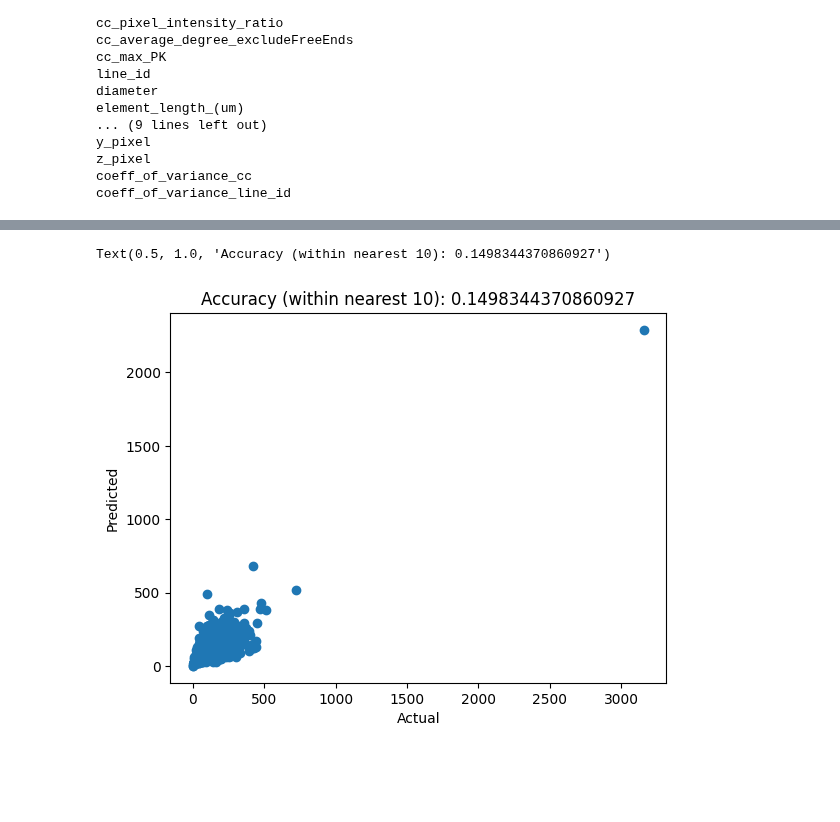
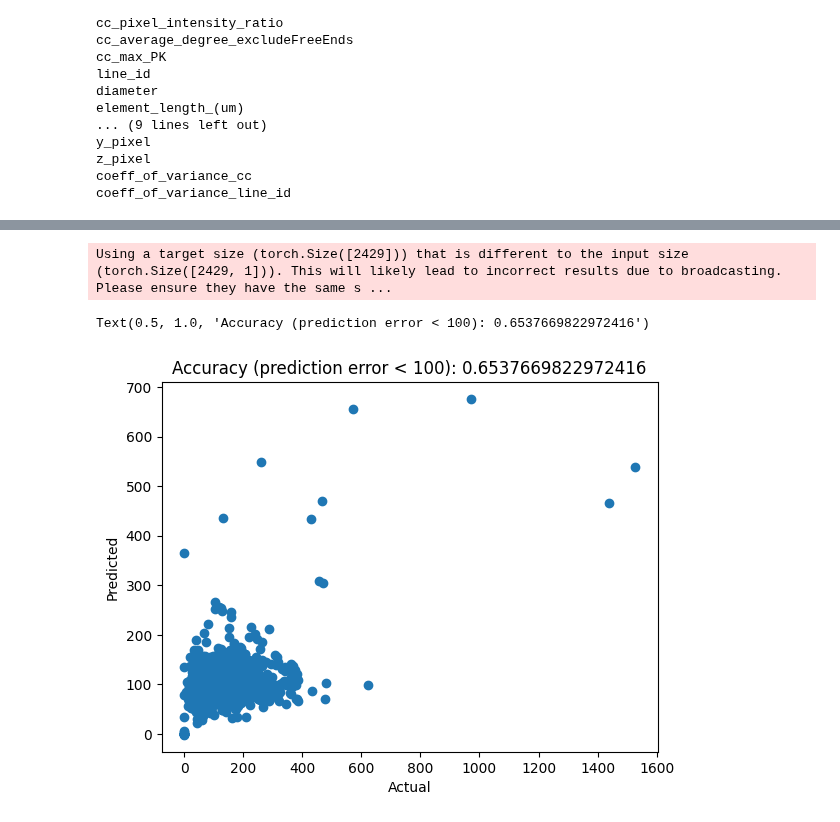
Before and after one commit to NotRithik/Mitochondrial-Function-Prediction, a Jupyter notebook: MLV0.ipynb, the cells around one changed output, grey strips where cells are left out. Saved outputs shown, nothing was run; the diff lists cells and outputs as text; code cells hidden in the pictures; blank space fills up the shorter version.

```diff
--- a/MLV0.ipynb
+++ b/MLV0.ipynb
@@ -332,14 +320,18 @@ The mean error is 73.9 and the standard deviation of the errors is 126.569427588
 # %%
-# do the same for random forest
-from sklearn.ensemble import RandomForestClassifier
+TRAIN_RF = False
 
-rf_model = RandomForestClassifier(n_estimators=300, max_depth=7, random_state=0)
-rf_model.fit(X_train, y_train)
+if(TRAIN_RF):
 
-y_pred = rf_model.predict(X_test)
-accuracy = accuracy_score(y_test, y_pred)
+    # do the same for random forest
+    from sklearn.ensemble import RandomForestClassifier
 
-plt.plot(y_test, y_pred, 'o')
-plt.title('Accuracy: {}'.format(accuracy))
+    rf_model = RandomForestClassifier(n_estimators=300, max_depth=7, random_state=0)
+    rf_model.fit(X_train, y_train)
 
-y_pred_rf = y_pred
+    y_pred = rf_model.predict(X_test)
+    accuracy = accuracy_score(y_test, y_pred)
+
+    plt.plot(y_test, y_pred, 'o')
+    plt.title('Accuracy: {}'.format(accuracy))
+
+    y_pred_rf = y_pred
@@ -553,15 +527,30 @@ Epoch [760/100000], Loss: 11.3837
 KeyboardInterrupt:
+# %%
+def calculate_accuracy(y_test, y_pred, rounding):
+    y_test = y_test.values
+    rounding = rounding//2
+    # print(y_pred)
+    assert(len(y_test) == len(y_pred))
+    num_predictions = len(y_test)
+    num_correct_predictions = 0
+    for i in range(len(y_test)):
+        if abs(y_test[i] - y_pred[i]) < rounding:
+            num_correct_predictions += 1
+
+    return num_correct_predictions/num_predictions
 # %%
 
 y_pred_mlp = test_mlp_regressor(X_test.values if isinstance(X_test, pd.DataFrame) else X_test, np.array(y_test).reshape(-1, 1).squeeze())
 y_pred_mlp = np.rint(y_pred_mlp).astype(int)
 
-rounding = 10
+rounding_graph = 1
+rounding = 100
 
-plt.plot(np.floor(y_test//rounding) * rounding, np.floor(y_pred_mlp//rounding) * rounding, 'o')
-accuracy = accuracy_score(np.floor(y_test//rounding) * rounding, np.floor(y_pred_mlp//rounding) * rounding)
+plt.plot(np.floor(y_test//rounding_graph) * rounding_graph, np.floor(y_pred_mlp//rounding_graph) * rounding_graph, 'o')
+# accuracy = accuracy_score(np.floor(y_test//rounding) * rounding, np.floor(y_pred_mlp//rounding) * rounding)
+accuracy = calculate_accuracy(y_test, y_pred_mlp, rounding)
 
 plt.xlabel('Actual')
 plt.ylabel('Predicted')
-plt.title('Accuracy (within nearest {}): {}'.format(rounding, accuracy))
+plt.title('Accuracy (prediction error < {}): {}'.format(rounding, accuracy))
 # %% [output]
@@ -569,5 +558,6 @@ Loss: 66.3077
-Text(0.5, 1.0, 'Accuracy (within nearest 10): 0.1498344370860927')
+Using a target size (torch.Size([2429])) that is different to the input size (torch.Size([2429, 1])). This will likely lead to incorrect results due to broadcasting. Please ensure they have the same s ...
+Text(0.5, 1.0, 'Accuracy (prediction error < 100): 0.6537669822972416')
-[figure, old version]
+[figure, new version]
 # %%
 
 # y_pred_mlp = test_mlp_regressor(X_train.values if isinstance(X_train, pd.DataFrame) else X_train, np.array(y_train).reshape(-1, 1).squeeze())
```
Also changed, not shown: parts of 12 cells of this notebook, 2 other files.
